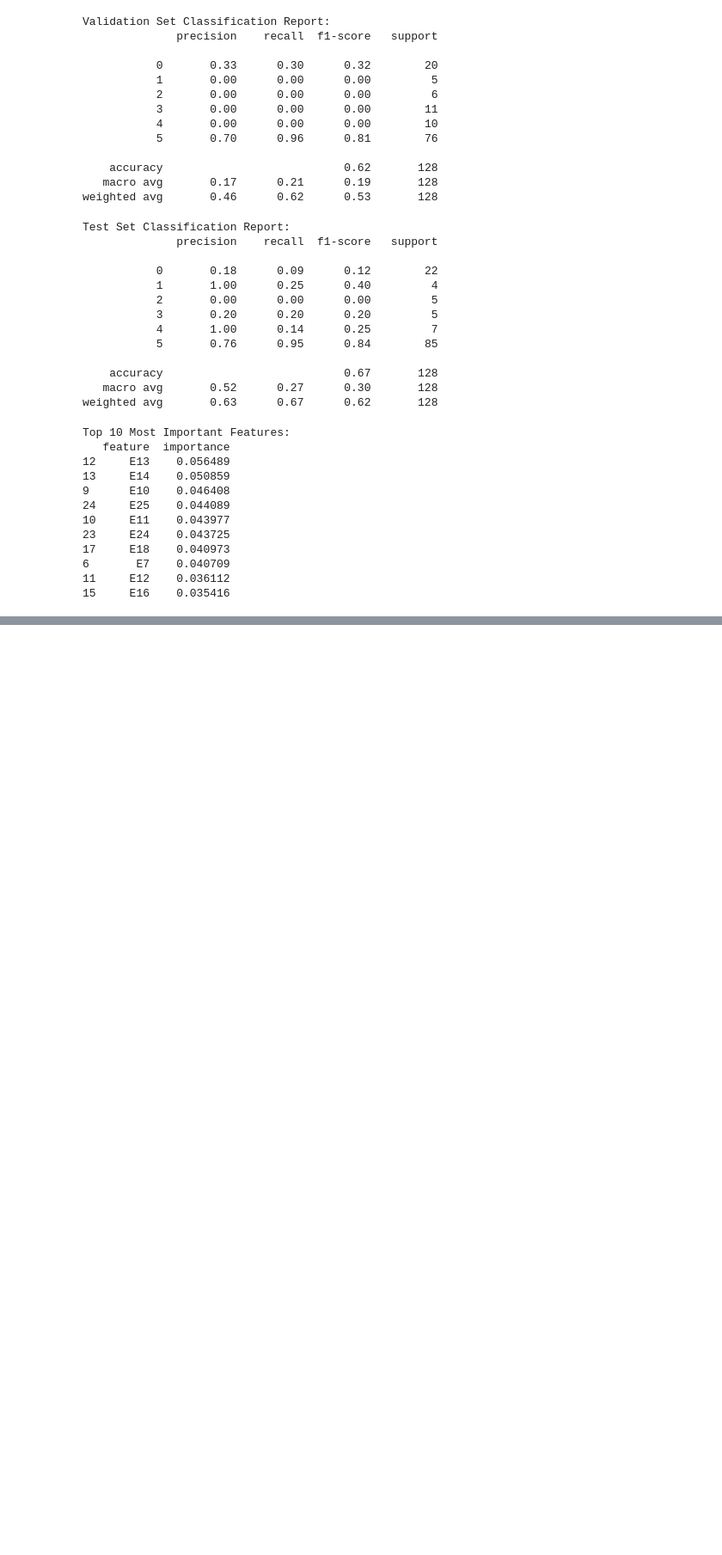
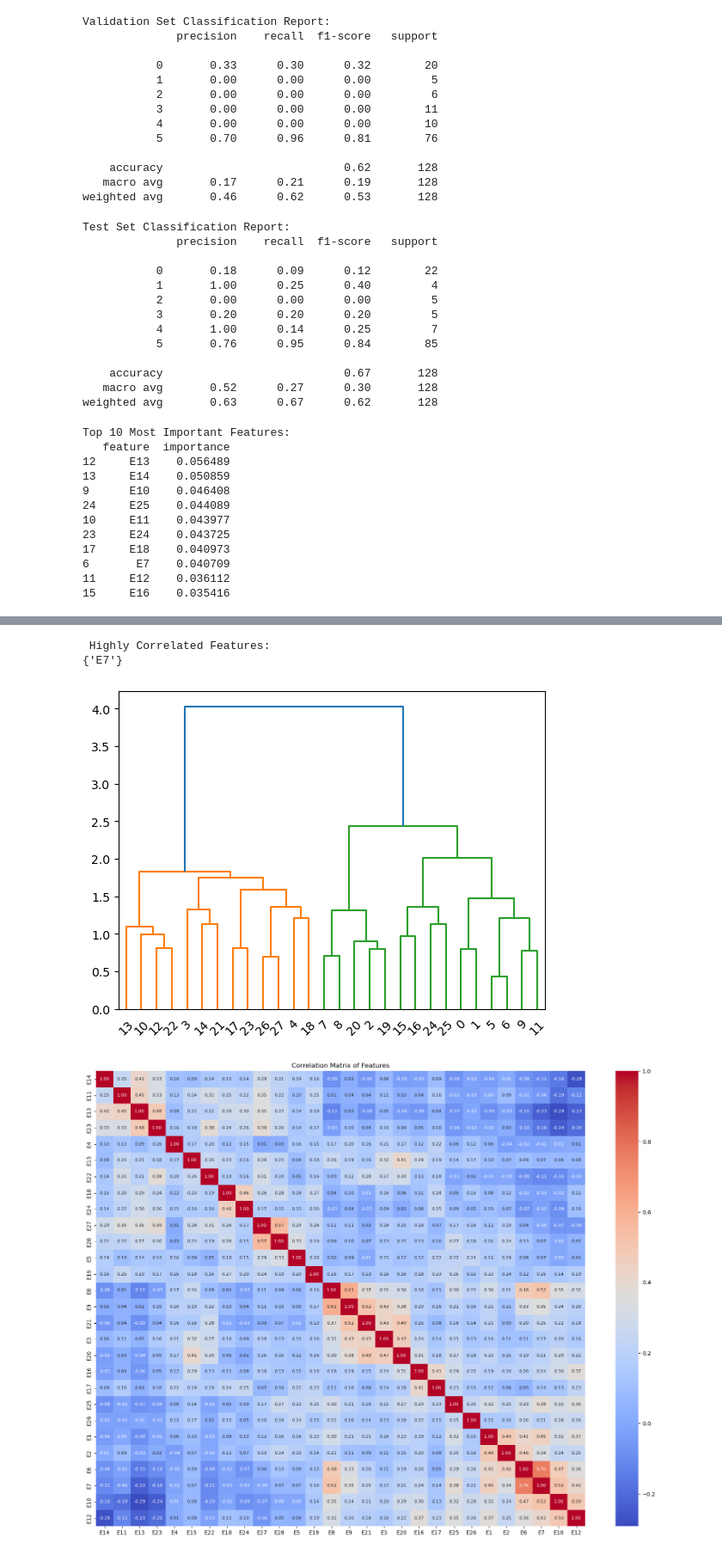
Before and after one commit to BhargavKumarNath/Understanding-The-Impact-of-Social-Isolation-and-Loneliness-in-a-Game-Environment-, a Jupyter notebook: main.ipynb, the cells around one changed output, grey strips where cells are left out. Shown at 86% size. Saved outputs shown, nothing was run; the diff lists cells and outputs as text; code cells hidden in the pictures; blank space fills up the shorter version.

```diff
--- a/main.ipynb
+++ b/main.ipynb
@@ -398,0 +408,32 @@ Top 10 Most Important Features:
+# %%
+highly_correlated_features = set()
+for i in range(len(correlation_matrix.columns)):
+    for j in range(i):
+        if abs(correlation_matrix.iloc[i, j]) > 0.7:
+            colname = correlation_matrix.columns[i]
+            highly_correlated_features.add(colname)
+
+print("\n Highly Correlated Features: ")
+print(highly_correlated_features)
+# %% [output]
+ Highly Correlated Features:
+{'E7'}
+# %%
+# Made a dendogram for easier visualization
+from scipy.cluster import hierarchy
+
+dist_matrix = 1 - correlation_matrix.abs()
+
+dendogram = hierarchy.dendrogram(hierarchy.linkage(dist_matrix, method="ward"))
+
+cluster_order = dendogram["leaves"]
+
+reordered_corr_matrix = correlation_matrix.iloc[cluster_order, cluster_order]
+
+plt.figure(figsize=(20, 15))
+sns.heatmap(reordered_corr_matrix, annot=True, cmap="coolwarm", fmt=".2f", annot_kws={"fontsize": 8})
+plt.title("Correlation Matrix of Features")
+plt.show()
+# %% [output]
+[figure, added]
+[figure, added]
```
Also changed, not shown: parts of 2 cells of this notebook.
